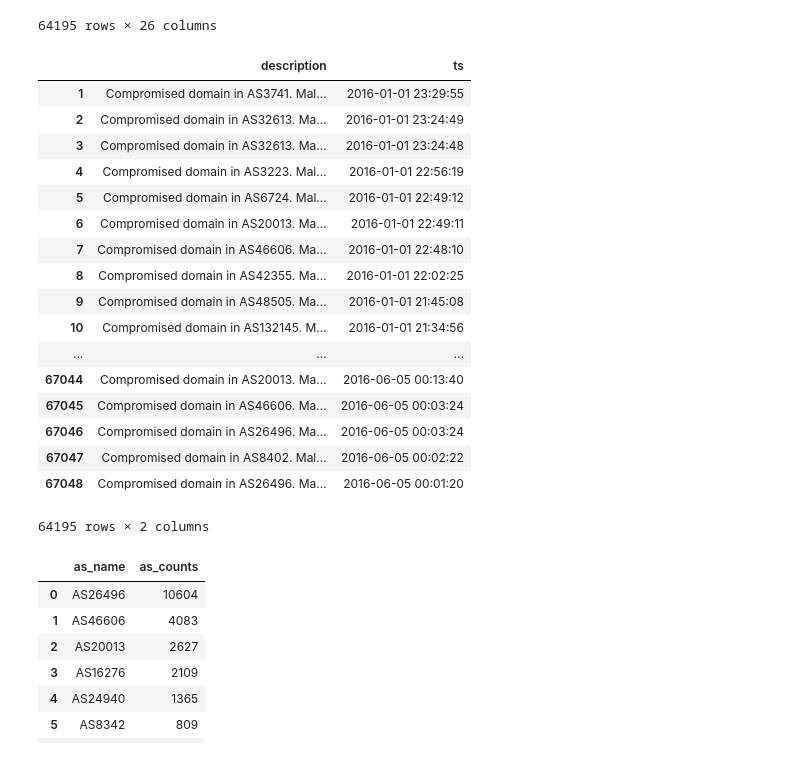
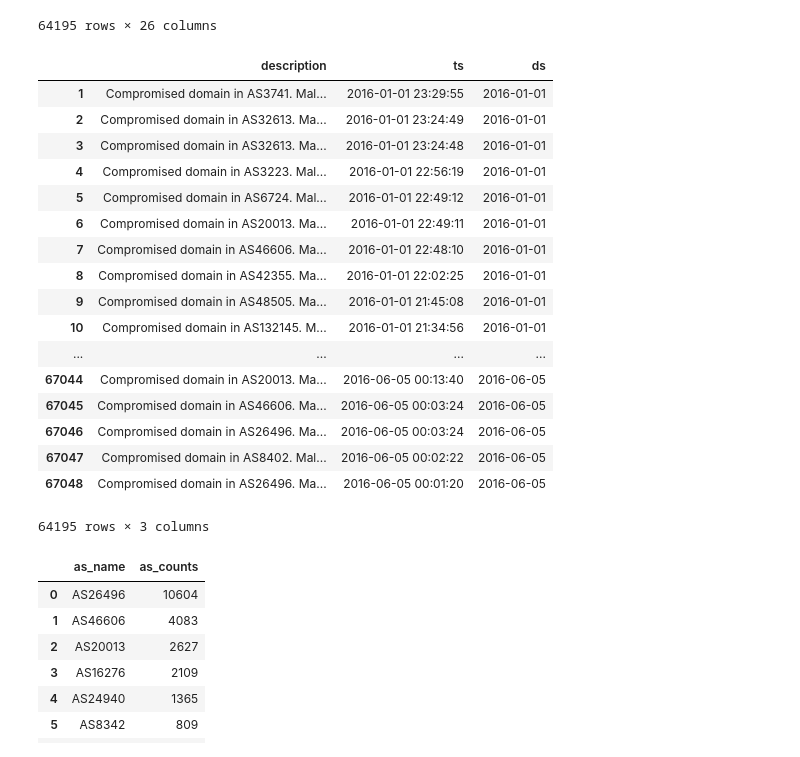
Before and after one commit to Yzoni/economics-cybsec, a Jupyter notebook: block_3/code_b3.ipynb, the cells around one changed output. Cells and saved outputs as stored; diff of their text form; code cells hidden in the pictures.

```diff
--- a/block_3/code_b3.ipynb
+++ b/block_3/code_b3.ipynb
@@ -162,27 +162,27 @@ d_filtered_compromised
 | 67048 | 436 | 2016-06-05T00:01:20+0000 | 90 | Compromised domain in AS26496. Ma... | NaN | NaN | 1093097470736509 | {'id': '1093097467403176', 'indic... | ... |
 64195 rows × 26 columns
 # %%
-df = d_filtered_compromised.filter(items=['description', 'ts'])
+df = d_filtered_compromised.filter(items=['description', 'ts', 'ds'])
 df
 # %% [output]
-|  | description | ts |
-| 1 | Compromised domain in AS3741. Mal... | 2016-01-01 23:29:55 |
-| 2 | Compromised domain in AS32613. Ma... | 2016-01-01 23:24:49 |
-| 3 | Compromised domain in AS32613. Ma... | 2016-01-01 23:24:48 |
-| 4 | Compromised domain in AS3223. Mal... | 2016-01-01 22:56:19 |
-| 5 | Compromised domain in AS6724. Mal... | 2016-01-01 22:49:12 |
-| 6 | Compromised domain in AS20013. Ma... | 2016-01-01 22:49:11 |
-| 7 | Compromised domain in AS46606. Ma... | 2016-01-01 22:48:10 |
-| 8 | Compromised domain in AS42355. Ma... | 2016-01-01 22:02:25 |
-| 9 | Compromised domain in AS48505. Ma... | 2016-01-01 21:45:08 |
-| 10 | Compromised domain in AS132145. M... | 2016-01-01 21:34:56 |
-| ... | ... | ... |
-| 67044 | Compromised domain in AS20013. Ma... | 2016-06-05 00:13:40 |
-| 67045 | Compromised domain in AS46606. Ma... | 2016-06-05 00:03:24 |
-| 67046 | Compromised domain in AS26496. Ma... | 2016-06-05 00:03:24 |
-| 67047 | Compromised domain in AS8402. Mal... | 2016-06-05 00:02:22 |
-| 67048 | Compromised domain in AS26496. Ma... | 2016-06-05 00:01:20 |
+|  | description | ts | ds |
+| 1 | Compromised domain in AS3741. Mal... | 2016-01-01 23:29:55 | 2016-01-01 |
+| 2 | Compromised domain in AS32613. Ma... | 2016-01-01 23:24:49 | 2016-01-01 |
+| 3 | Compromised domain in AS32613. Ma... | 2016-01-01 23:24:48 | 2016-01-01 |
+| 4 | Compromised domain in AS3223. Mal... | 2016-01-01 22:56:19 | 2016-01-01 |
+| 5 | Compromised domain in AS6724. Mal... | 2016-01-01 22:49:12 | 2016-01-01 |
+| 6 | Compromised domain in AS20013. Ma... | 2016-01-01 22:49:11 | 2016-01-01 |
+| 7 | Compromised domain in AS46606. Ma... | 2016-01-01 22:48:10 | 2016-01-01 |
+| 8 | Compromised domain in AS42355. Ma... | 2016-01-01 22:02:25 | 2016-01-01 |
+| 9 | Compromised domain in AS48505. Ma... | 2016-01-01 21:45:08 | 2016-01-01 |
+| 10 | Compromised domain in AS132145. M... | 2016-01-01 21:34:56 | 2016-01-01 |
+| ... | ... | ... | ... |
+| 67044 | Compromised domain in AS20013. Ma... | 2016-06-05 00:13:40 | 2016-06-05 |
+| 67045 | Compromised domain in AS46606. Ma... | 2016-06-05 00:03:24 | 2016-06-05 |
+| 67046 | Compromised domain in AS26496. Ma... | 2016-06-05 00:03:24 | 2016-06-05 |
+| 67047 | Compromised domain in AS8402. Mal... | 2016-06-05 00:02:22 | 2016-06-05 |
+| 67048 | Compromised domain in AS26496. Ma... | 2016-06-05 00:01:20 | 2016-06-05 |
-64195 rows × 2 columns
+64195 rows × 3 columns
 # %%
 ex_df = df.description.str.extract(r'(AS.\d*)')
 ex_df_20 = ex_df[0].value_counts()[:20]
```
Also changed, not shown: parts of 9 cells of this notebook.
